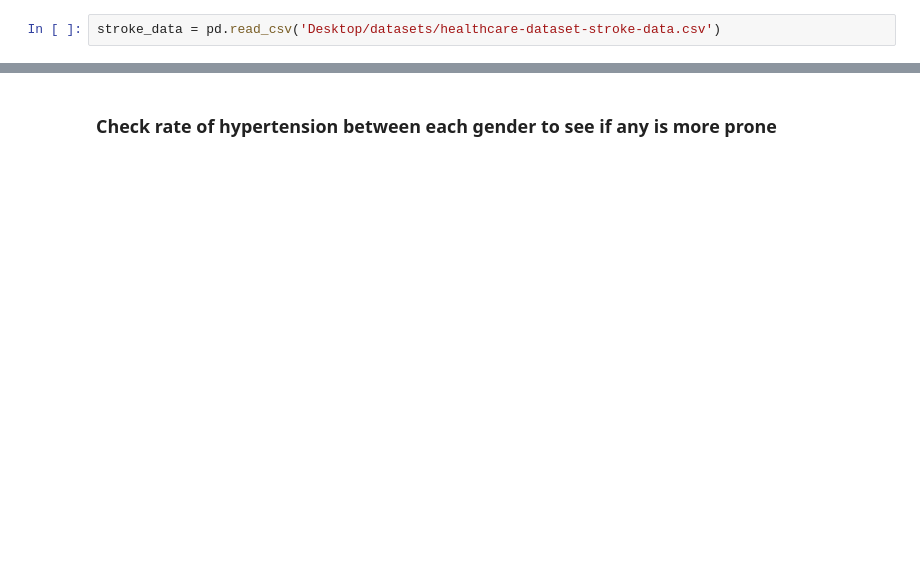
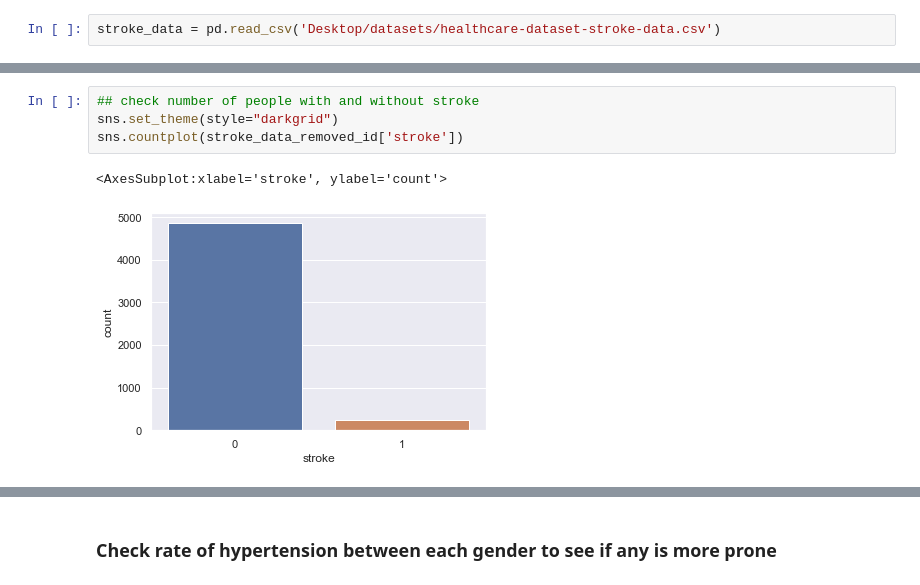
Before and after one commit to Emuolanari/ML_ICA, a Jupyter notebook: Machine Learning ICA .ipynb, the cells around one changed output, grey strips where cells are left out. Cells and saved outputs as stored; diff of their text form; blank space fills up the shorter version.

```diff
--- a/Machine Learning ICA .ipynb
+++ b/Machine Learning ICA .ipynb
@@ -32,2 +77,9 @@ stroke_data['age'].min()
 # %% [output]
 0.08
+# %%
+## check number of people with and without stroke
+sns.set_theme(style="darkgrid")
+sns.countplot(stroke_data_removed_id['stroke'])
+# %% [output]
+<AxesSubplot:xlabel='stroke', ylabel='count'>
+[figure, added]
```
Also changed, not shown: parts of 21 cells of this notebook.
